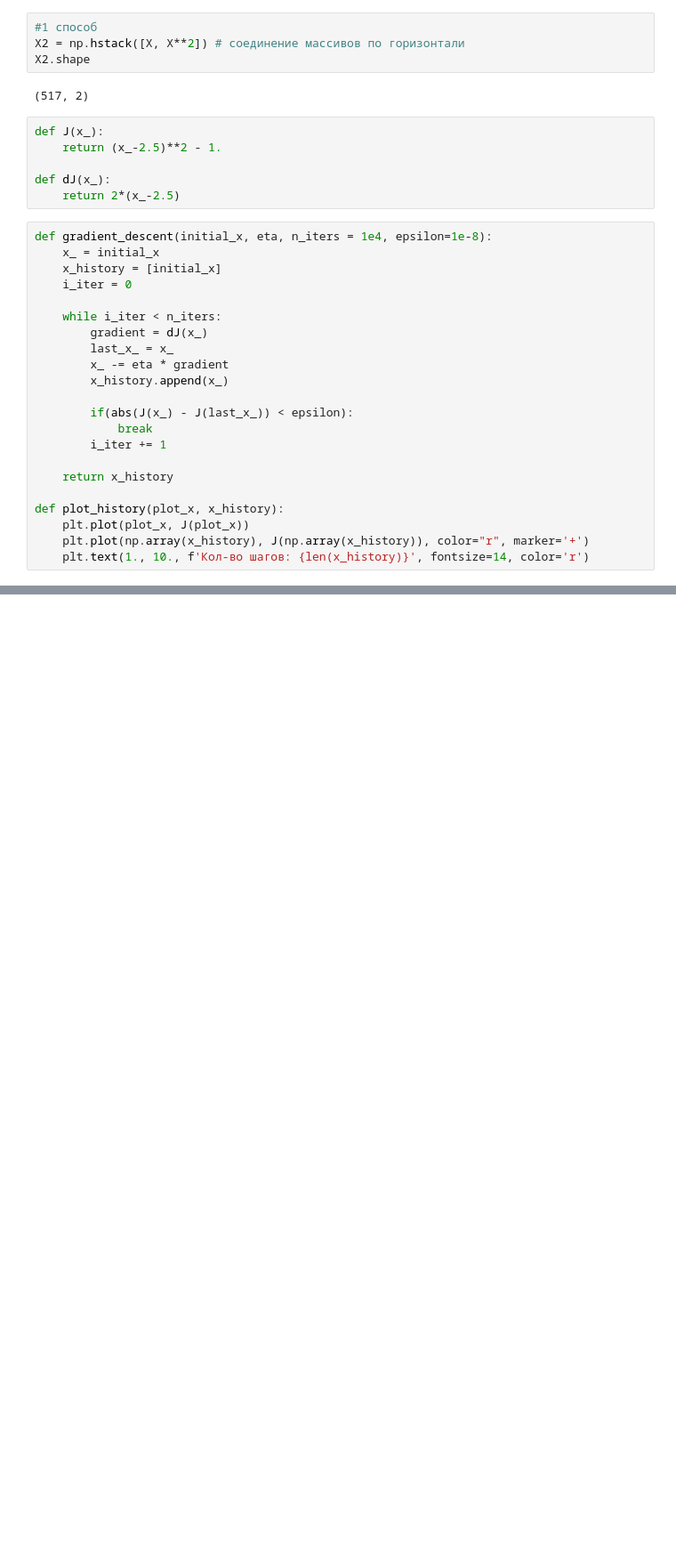
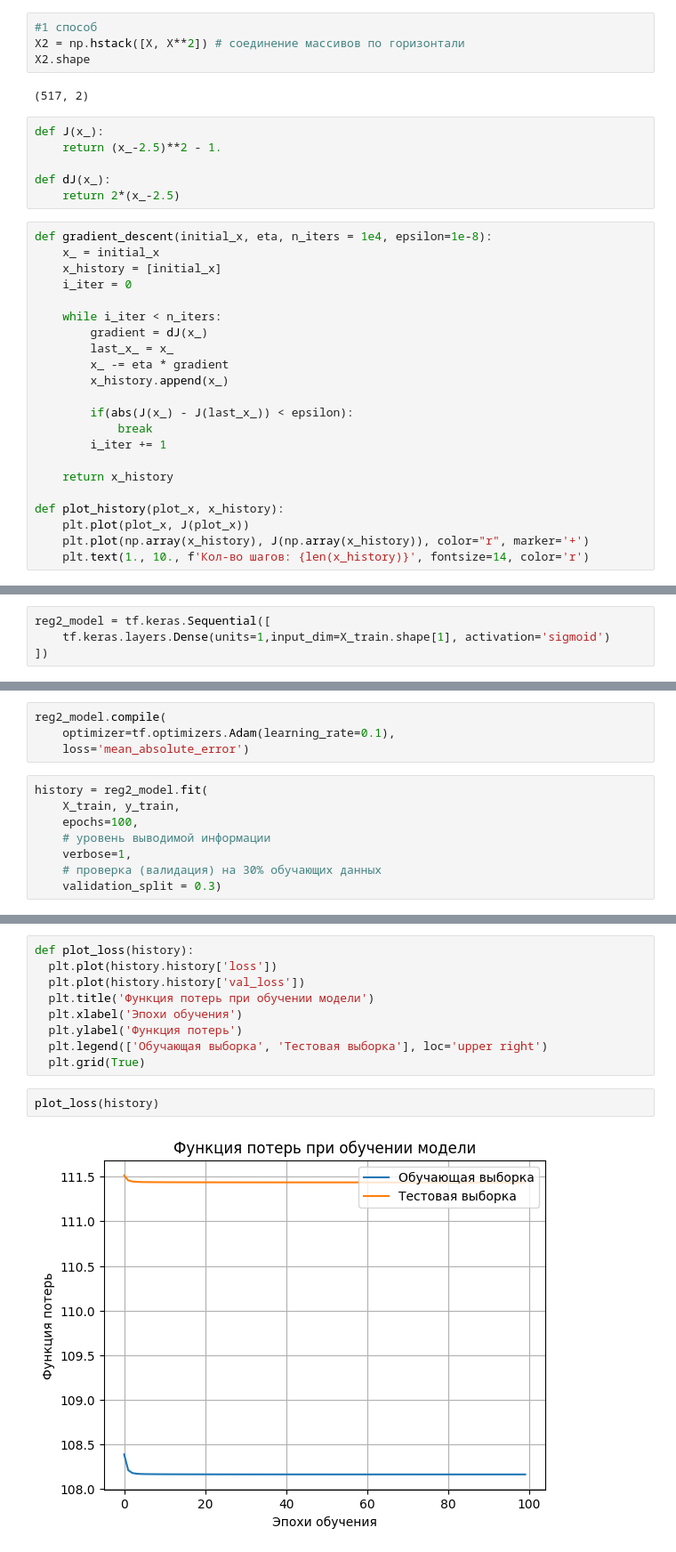
Before and after one commit to kjxeez/machine-learning, a Jupyter notebook: Poly_regression.ipynb, the cells around one changed output, grey strips where cells are left out. Shown: that part at 89% size. Drawn from its saved outputs; the diff is of its cells as text; blank space fills up the shorter version.

```diff
--- a/Poly_regression.ipynb
+++ b/Poly_regression.ipynb
@@ -229,0 +224,4 @@ reg.coef_, reg.intercept_
+# %%
+reg2_model = tf.keras.Sequential([
+    tf.keras.layers.Dense(units=1,input_dim=X_train.shape[1], activation='sigmoid')
+])
@@ -229,0 +242,12 @@ reg.coef_, reg.intercept_
+# %%
+reg2_model.compile(
+    optimizer=tf.optimizers.Adam(learning_rate=0.1),
+    loss='mean_absolute_error')
+# %%
+history = reg2_model.fit(
+    X_train, y_train,
+    epochs=100,
+    # уровень выводимой информации
+    verbose=1,
+    # проверка (валидация) на 30% обучающих данных
+    validation_split = 0.3)
@@ -229,0 +281,13 @@ reg.coef_, reg.intercept_
+# %%
+def plot_loss(history):
+  plt.plot(history.history['loss'])
+  plt.plot(history.history['val_loss'])
+  plt.title('Функция потерь при обучении модели')
+  plt.xlabel('Эпохи обучения')
+  plt.ylabel('Функция потерь')
+  plt.legend(['Обучающая выборка', 'Тестовая выборка'], loc='upper right')
+  plt.grid(True)
+# %%
+plot_loss(history)
+# %% [output]
+[figure, added]
```
Also changed, not shown: parts of 16 cells of this notebook.
